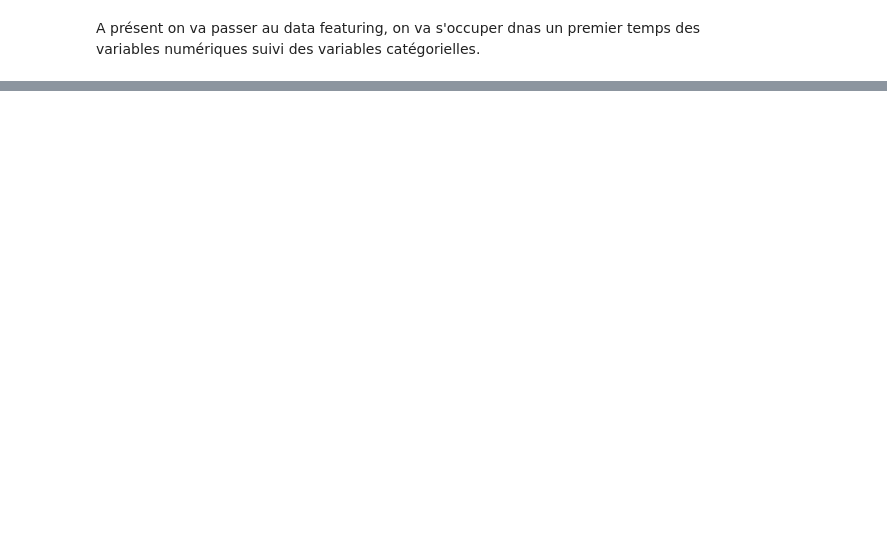
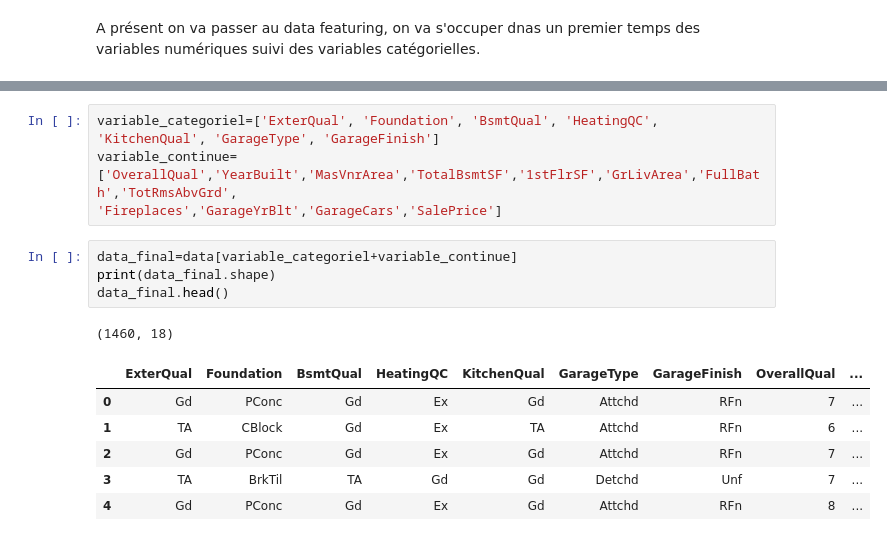
Before and after one commit to Dudul-99/Data-Science, a Jupyter notebook: house_prediction.ipynb, the cells around one changed output, grey strips where cells are left out. Drawn from its saved outputs; the diff is of its cells as text; blank space fills up the shorter version.

```diff
--- a/house_prediction.ipynb
+++ b/house_prediction.ipynb
@@ -122,0 +315,16 @@ A présent on va passer au data featuring, on va s'occuper dnas un premier temps
+# %%
+variable_categoriel=['ExterQual', 'Foundation', 'BsmtQual', 'HeatingQC', 'KitchenQual', 'GarageType', 'GarageFinish']
+variable_continue=['OverallQual','YearBuilt','MasVnrArea','TotalBsmtSF','1stFlrSF','GrLivArea','FullBath','TotRmsAbvGrd',
+'Fireplaces','GarageYrBlt','GarageCars','SalePrice']
+# %%
+data_final=data[variable_categoriel+variable_continue]
+print(data_final.shape)
+data_final.head()
+# %% [output]
+(1460, 18)
+|  | ExterQual | Foundation | BsmtQual | HeatingQC | KitchenQual | GarageType | GarageFinish | OverallQual | ... |
+| 0 | Gd | PConc | Gd | Ex | Gd | Attchd | RFn | 7 | ... |
+| 1 | TA | CBlock | Gd | Ex | TA | Attchd | RFn | 6 | ... |
+| 2 | Gd | PConc | Gd | Ex | Gd | Attchd | RFn | 7 | ... |
+| 3 | TA | BrkTil | TA | Gd | Gd | Detchd | Unf | 7 | ... |
+| 4 | Gd | PConc | Gd | Ex | Gd | Attchd | RFn | 8 | ... |
```
Also changed, not shown: parts of 21 cells of this notebook.
